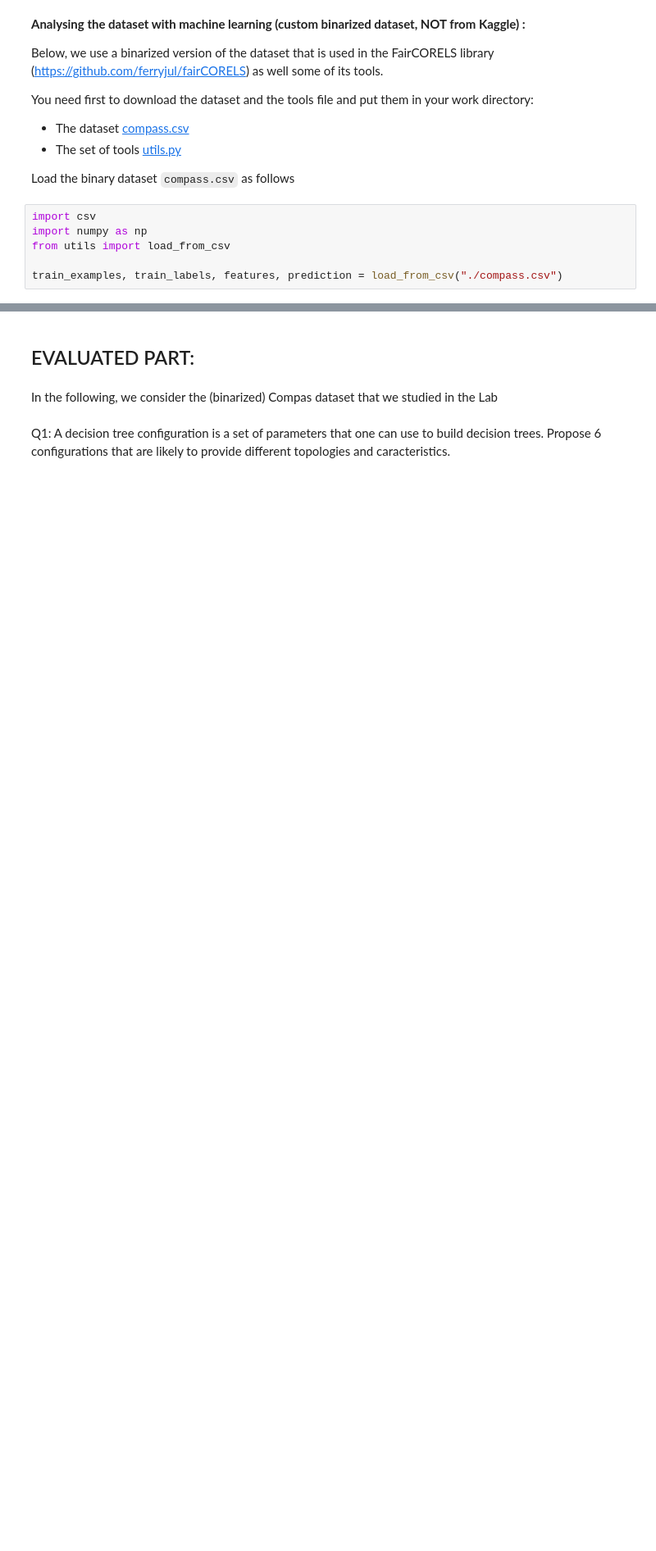
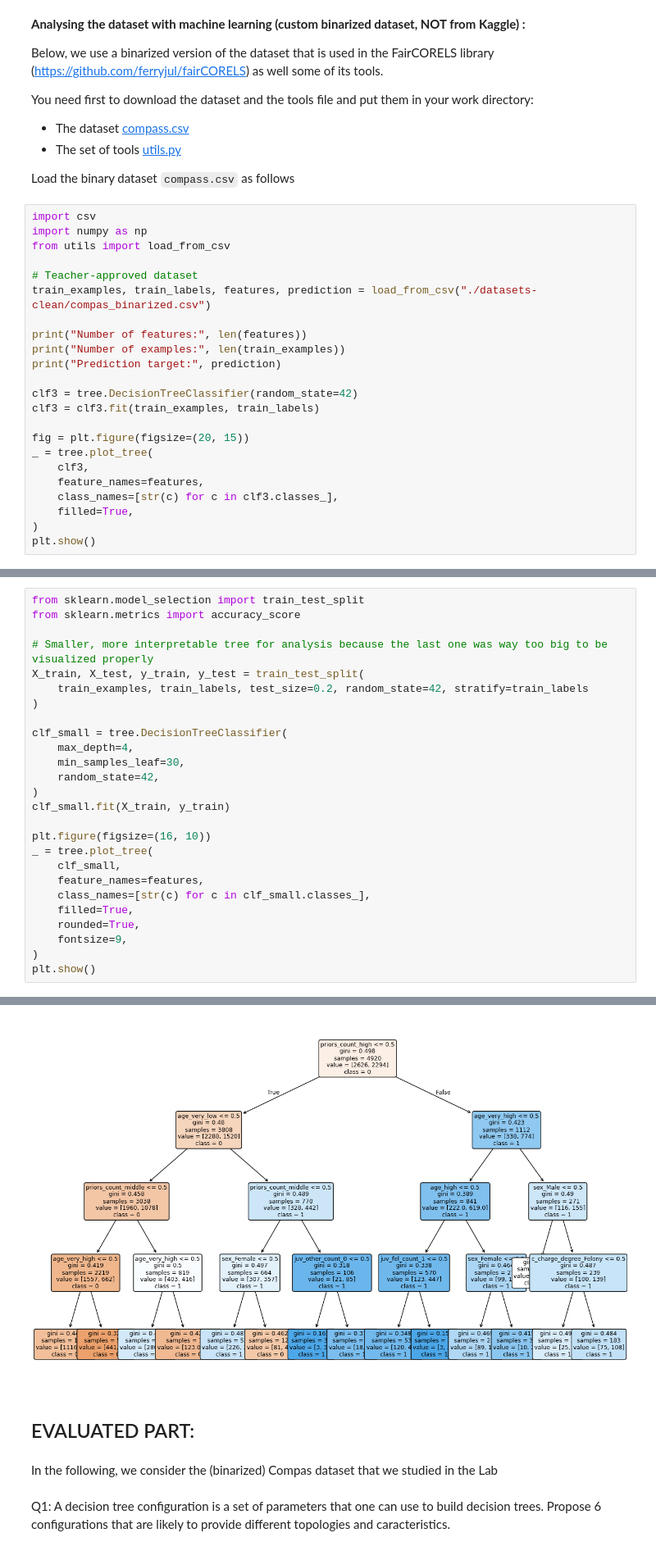
Before and after one commit to AbdessalamAithaqi/SupervisedMachineLearning, a Jupyter notebook: Lab3/Sujet_DT.ipynb, the cells around one changed output, grey strips where cells are left out. Shown at 82% size. Cells and saved outputs as stored; diff of their text form; blank space fills up the shorter version.

```diff
--- a/Lab3/Sujet_DT.ipynb
+++ b/Lab3/Sujet_DT.ipynb
@@ -213,4 +213,21 @@ import csv
 import numpy as np
 from utils import load_from_csv
 
-train_examples, train_labels, features, prediction = load_from_csv("./compass.csv")
+# Teacher-approved dataset
+train_examples, train_labels, features, prediction = load_from_csv("./datasets-clean/compas_binarized.csv")
+
+print("Number of features:", len(features))
+print("Number of examples:", len(train_examples))
+print("Prediction target:", prediction)
+
+clf3 = tree.DecisionTreeClassifier(random_state=42)
+clf3 = clf3.fit(train_examples, train_labels)
+
+fig = plt.figure(figsize=(20, 15))
+_ = tree.plot_tree(
+    clf3,
+    feature_names=features,
+    class_names=[str(c) for c in clf3.classes_],
+    filled=True,
+)
+plt.show()
@@ -229,0 +261,27 @@ What do they represent?
+# %%
+from sklearn.model_selection import train_test_split
+from sklearn.metrics import accuracy_score
+
+# Smaller, more interpretable tree for analysis because the last one was way too big to be visualized properly
+X_train, X_test, y_train, y_test = train_test_split(
+    train_examples, train_labels, test_size=0.2, random_state=42, stratify=train_labels
+)
+
+clf_small = tree.DecisionTreeClassifier(
+    max_depth=4,
+    min_samples_leaf=30,
+    random_state=42,
+)
+clf_small.fit(X_train, y_train)
+
+plt.figure(figsize=(16, 10))
+_ = tree.plot_tree(
+    clf_small,
+    feature_names=features,
+    class_names=[str(c) for c in clf_small.classes_],
+    filled=True,
+    rounded=True,
+    fontsize=9,
+)
+plt.show()
+# %% [output]
@@ -230,3 +290,4 @@ What do they represent?
+[figure, added]
 # %% [markdown]
 ## EVALUATED PART:
 # %% [markdown]
```
Also changed, not shown: parts of 4 cells of this notebook.
